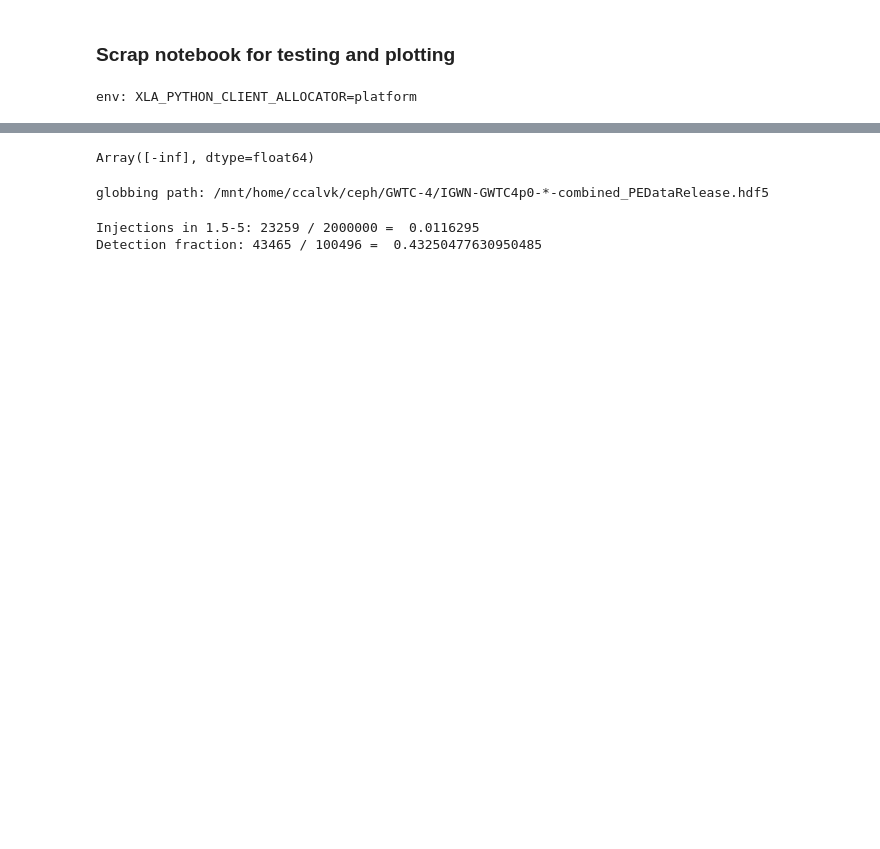
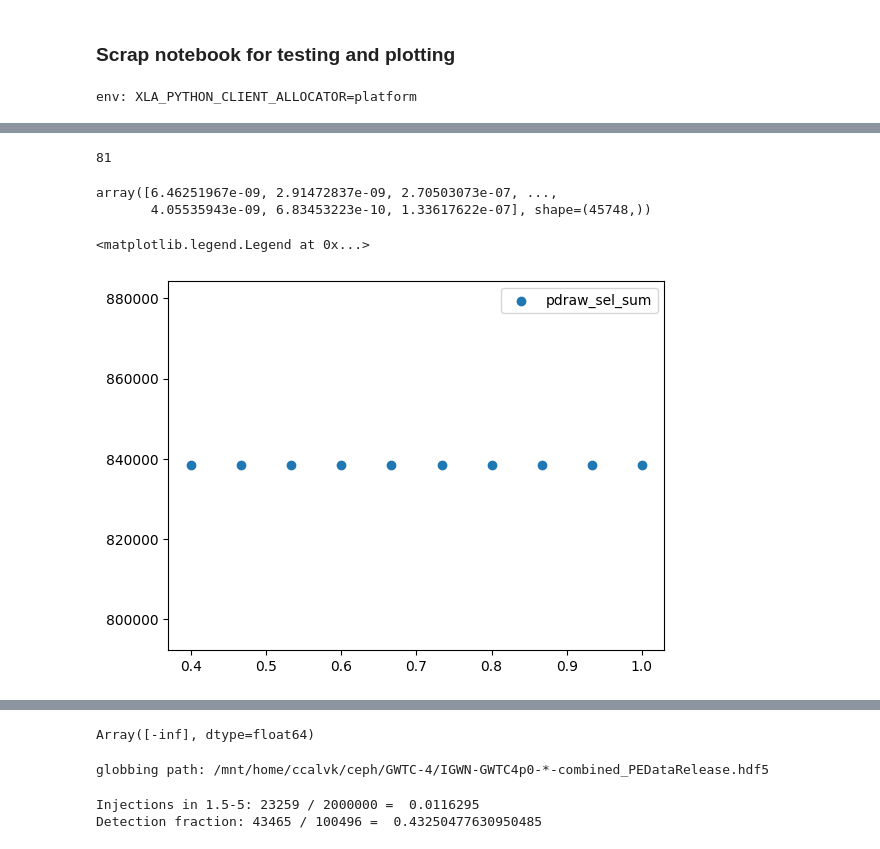
Before and after one commit to abby-moran/GW_pop_cosmo_inference, a Jupyter notebook: scripts/sandbox.ipynb, the cells around one changed output, grey strips where cells are left out. Drawn from its saved outputs; the diff is of its cells as text; code cells hidden in the pictures; blank space fills up the shorter version.

```diff
--- a/scripts/sandbox.ipynb
+++ b/scripts/sandbox.ipynb
@@ -48,0 +80,58 @@ Array([15.11307691], dtype=float64)
+# %%
+pe_samples_mock = pd.read_hdf(PE_files[0], key='samples').iloc[0:1000]# 1.5 to 2.5 k on the 1k tests
+m1s_det = np.asarray(pe_samples_mock['m1'].to_list())
+qs = np.asarray(pe_samples_mock['q'].to_list())#[:, :1000]
+dls =  np.asarray(pe_samples_mock['dl'].to_list())
+pdraws = np.asarray(pe_samples_mock['pdraw'].to_list())
+pdraws= jnp.nan_to_num(pdraws, neginf=-1e30, posinf=1e30)
+sel_samples=pd.read_hdf(sel_files[0], key='true_parameters')
+ndraw=sel_samples['ndraw'].iloc[0]
+m1s_sel= np.array(sel_samples['m1d'].to_list())
+qs_sel=np.array(sel_samples['q'].to_list())
+dls_sel=np.array(sel_samples['dl'].to_list())
+pdraw_sel=np.array(sel_samples['pdraw_sel'].to_list())
+# %%
+import gc
+gc.collect()
+# %% [output]
+81
+# %%
+pdraw_sel
+# %% [output]
+array([6.46251967e-09, 2.91472837e-09, 2.70503073e-07, ...,
+       4.05535943e-09, 6.83453223e-10, 1.33617622e-07], shape=(45748,))
+# %%
+ev=[]
+sel=[]
+total=[]
+log_dn_sel_term=[]
+cosmo_terms_sel=[]
+z_terms_sel=[]
+pdraw_sel_term=[]
+for h in tqdm(h_vals):
+    ev_h, sel_h, total_h, log_dn_sel_term_h, cosmo_terms_sel_h, z_terms_sel_h, pdraw_sel_term_h = profile_loglik(h,
+                      true_params, m1s_det, qs, dls, pdraws,
+                      dls_sel, m1s_sel, qs_sel, pdraw_sel, ndraw,
+                      Om = 0.315,w = -1, zmax=6.5)
+    ev.append(ev_h)
+    sel.append(sel_h)
+    total.append(total_h)
+    log_dn_sel_term.append(log_dn_sel_term_h)
+    cosmo_terms_sel.append(cosmo_terms_sel_h)
+    z_terms_sel.append(z_terms_sel_h)
+    pdraw_sel_term.append(pdraw_sel_term_h)
+# %%
+log_dn_sel_term=np.array(log_dn_sel_term)
+cosmo_terms_sel=np.array(cosmo_terms_sel)
+z_terms_sel=np.array(z_terms_sel)
+
+sum_dn_sel_term_sum=np.sum(log_dn_sel_term, axis=1)
+sum_cosmo_terms_sel_sum=np.sum(cosmo_terms_sel, axis=1)
+z_terms_sel_sum=np.sum(z_terms_sel, axis=1)
+pdraw_sel_sum=np.sum(pdraw_sel_term, axis=1)
+# %%
+plt.scatter(h_vals, pdraw_sel_sum, label='pdraw_sel_sum')
+plt.legend()
+# %% [output]
+<matplotlib.legend.Legend at 0x...>
+[figure, added]
```
Also changed, not shown: parts of 21 cells of this notebook, 25 other files.
